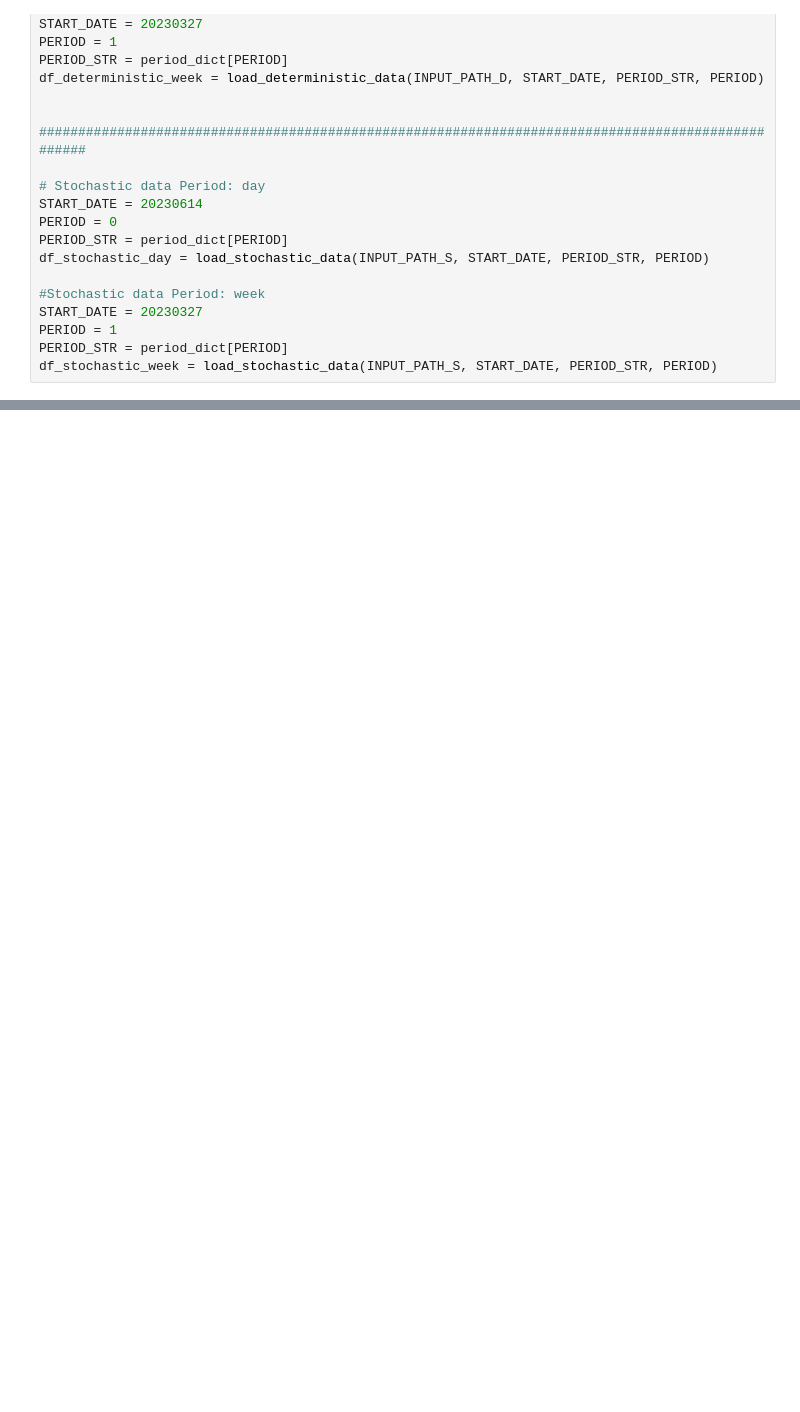
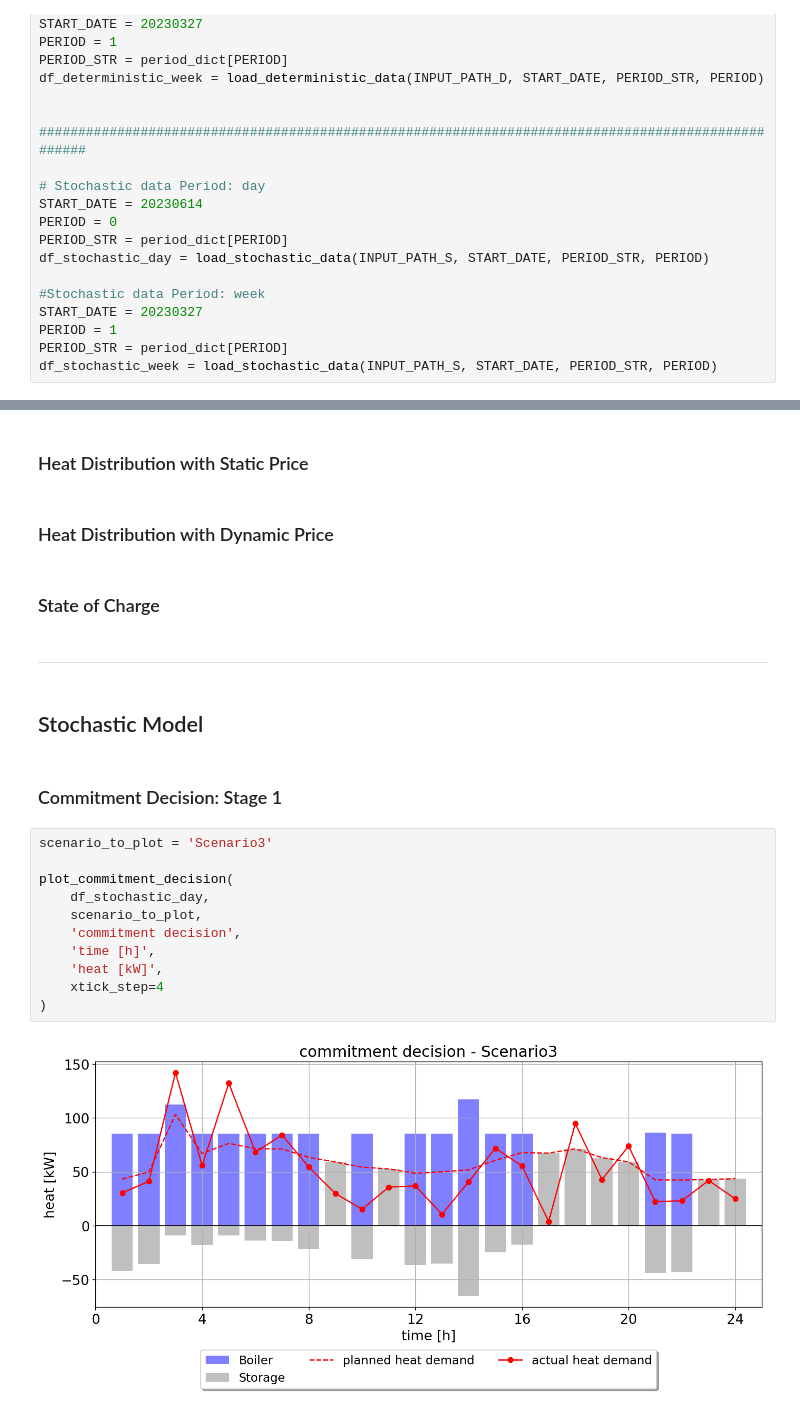
Before and after one commit to 0815Paul/SPMA, a Jupyter notebook: postprocessing/postprocessing.ipynb, the cells around one changed output, grey strips where cells are left out. Drawn from its saved outputs; the diff is of its cells as text; blank space fills up the shorter version.

```diff
--- a/postprocessing/postprocessing.ipynb
+++ b/postprocessing/postprocessing.ipynb
@@ -755,0 +1013,25 @@ plt.show()
+# %% [markdown]
+### Heat Distribution with Static Price
+# %% [markdown]
+### Heat Distribution with Dynamic Price
+# %% [markdown]
+### State of Charge
+# %% [markdown]
+---
+# %% [markdown]
+## Stochastic Model
+# %% [markdown]
+### Commitment Decision: Stage 1
+# %%
+scenario_to_plot = 'Scenario3'
+
+plot_commitment_decision(
+    df_stochastic_day,
+    scenario_to_plot,
+    'commitment decision',
+    'time [h]',
+    'heat [kW]',
+    xtick_step=4
+)
+# %% [output]
+[figure, added]
```
Also changed, not shown: parts of 46 cells of this notebook, 31 other files.
